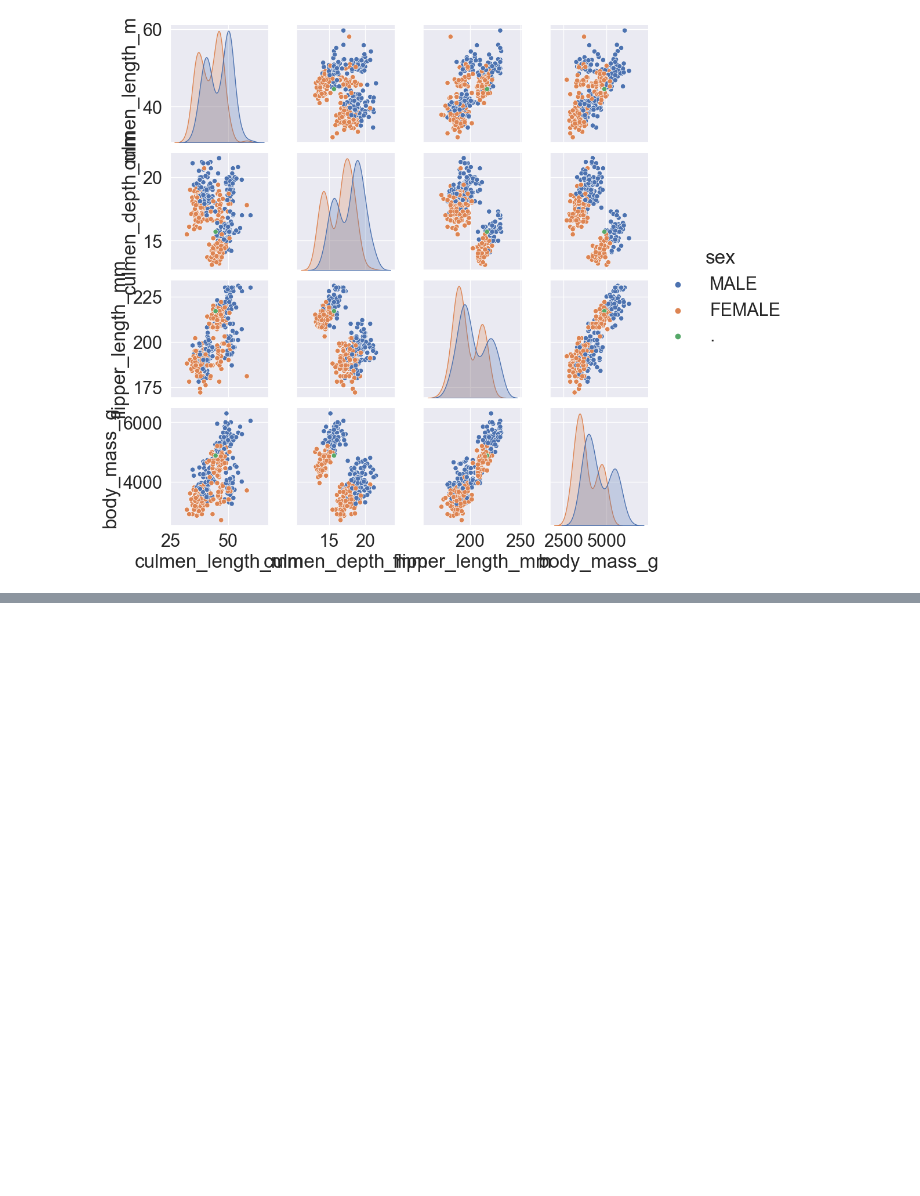
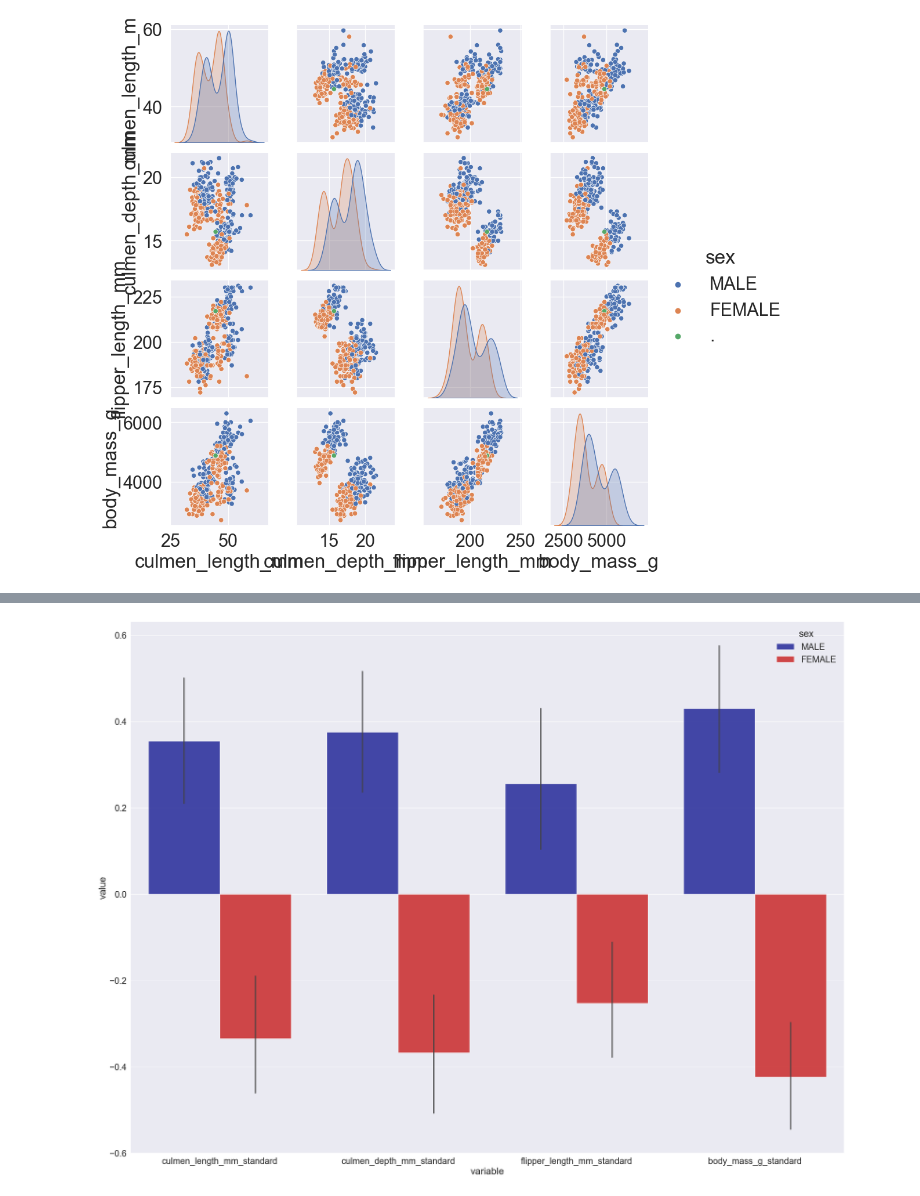
Before and after one commit to Logeodev/Course-MachineLearning, a Jupyter notebook: AnalyseExploratoire/Pinguins--Analyse exploratoire des données copy.ipynb, the cells around one changed output, grey strips where cells are left out. Saved outputs shown, nothing was run; the diff lists cells and outputs as text; code cells hidden in the pictures; blank space fills up the shorter version.

```diff
--- a/AnalyseExploratoire/Pinguins--Analyse exploratoire des données copy.ipynb
+++ b/AnalyseExploratoire/Pinguins--Analyse exploratoire des données copy.ipynb
@@ -152,0 +172,16 @@ plt.show()
+# %%
+scaler_dict = {}
+quantitatives_standard = [c+'_standard' for c in quantitatives]
+for col in quantitatives:
+    scaler = StandardScaler()
+    donnees[col+'_standard'] = scaler.fit_transform(donnees[col].to_numpy().reshape(-1,1))
+    scaler_dict[col] = scaler
+# %%
+donnees_nona = donnees.loc[donnees.sex.isin(['FEMALE', 'MALE']), ['sex']+quantitatives_standard]
+# %%
+donnees_melt = donnees_nona.melt(id_vars=['sex'], value_vars=quantitatives_standard)
+# %%
+plt.figure(figsize=(32,24))
+gbarplot = sns.barplot(x='variable',y='value',hue='sex', data=donnees_melt,palette=palette,alpha=0.8,estimator='mean')
+# %% [output]
+[figure, added]
```
Also changed, not shown: parts of 4 cells of this notebook.
